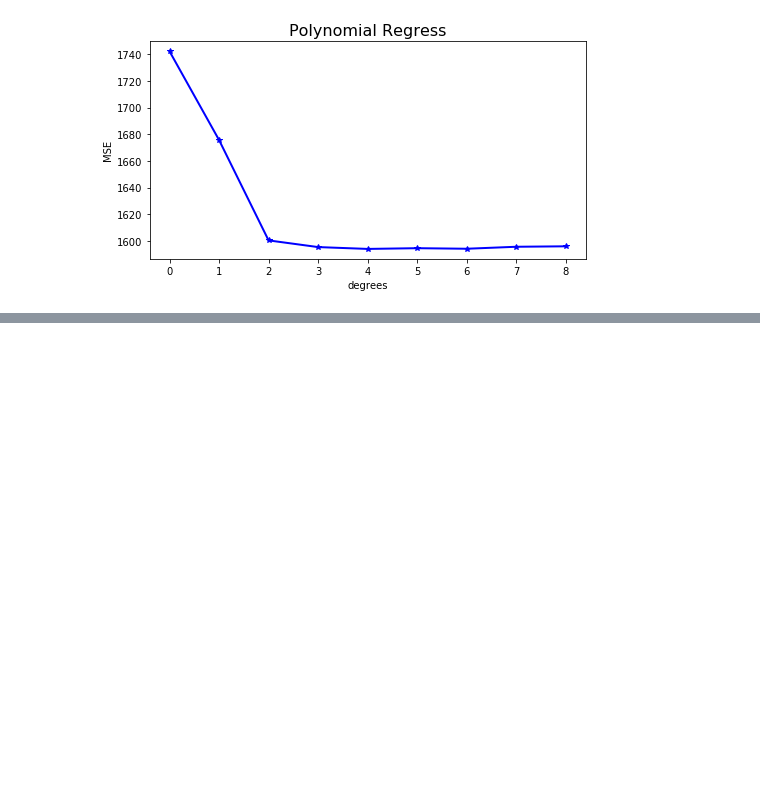
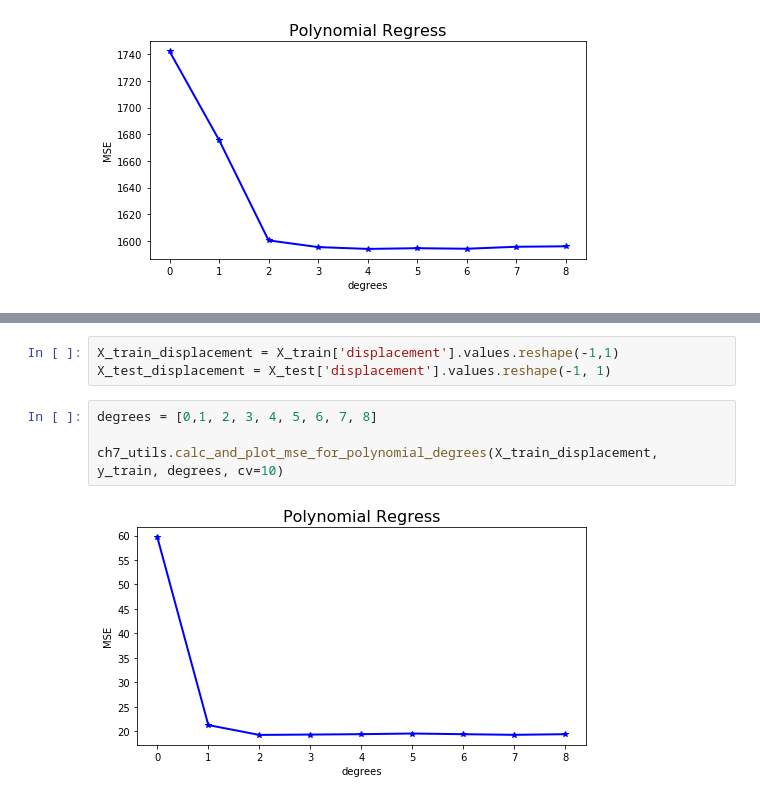
Before and after one commit to Morgan-Sell/islr-labs-exercises-python, a Jupyter notebook: exercises/07_beyond_linearity.ipynb, the cells around one changed output, grey strips where cells are left out. Drawn from its saved outputs; the diff is of its cells as text; blank space fills up the shorter version.

Commit message:
developed polynomial regression

```diff
--- a/exercises/07_beyond_linearity.ipynb
+++ b/exercises/07_beyond_linearity.ipynb
@@ -123,0 +180,9 @@ ch7_utils.calc_and_plot_mse_for_polynomial_degrees(age_arr, wage_arr, degrees, c
+# %%
+X_train_displacement = X_train['displacement'].values.reshape(-1,1)
+X_test_displacement = X_test['displacement'].values.reshape(-1, 1)
+# %%
+degrees = [0,1, 2, 3, 4, 5, 6, 7, 8]
+
+ch7_utils.calc_and_plot_mse_for_polynomial_degrees(X_train_displacement, y_train, degrees, cv=10)
+# %% [output]
+[figure, added]
```
Also changed, not shown: parts of 13 cells of this notebook, 2 other files.
